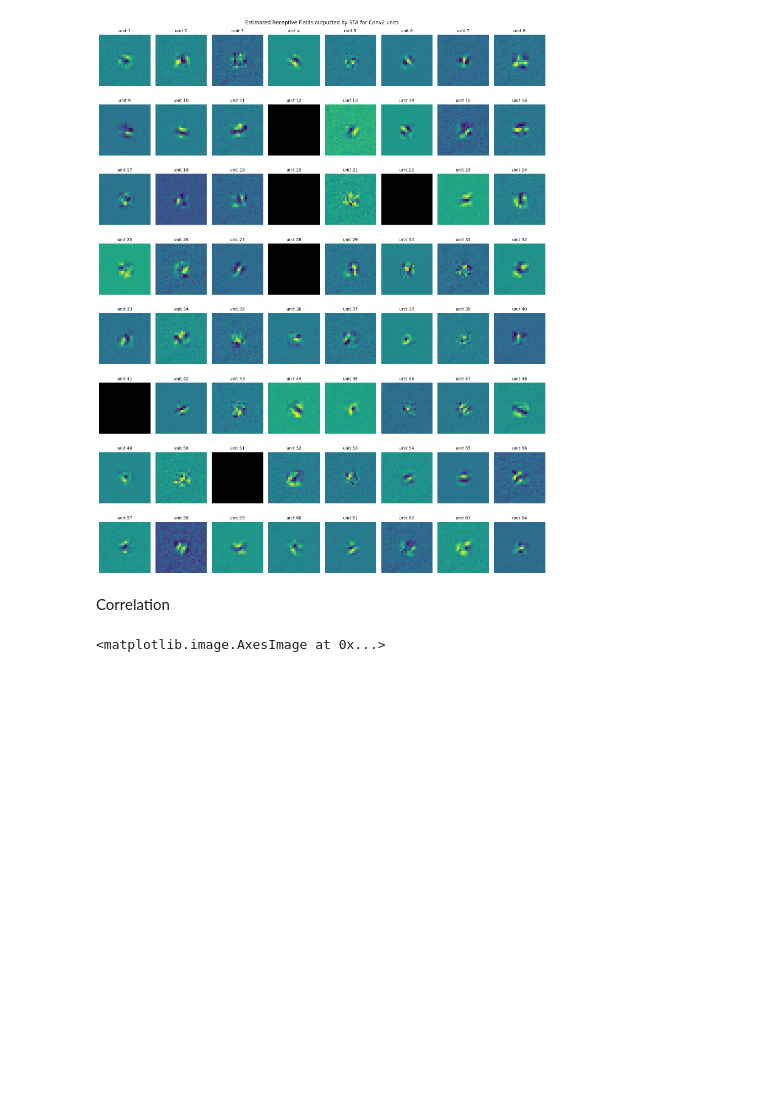
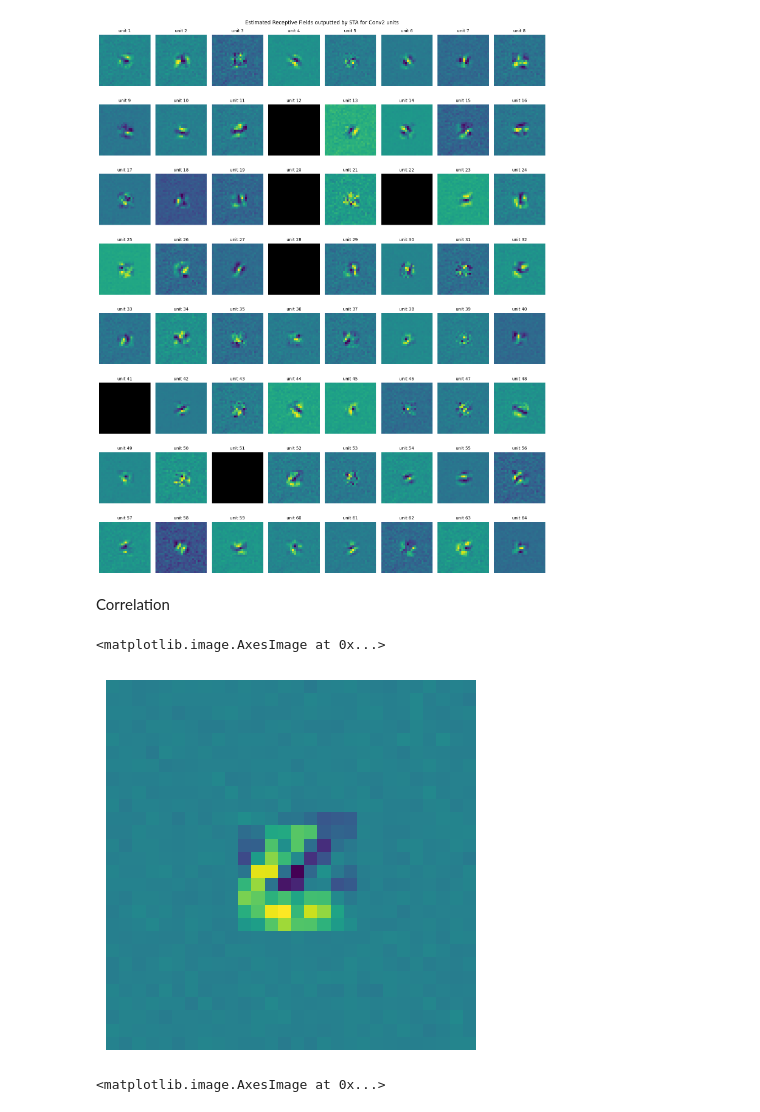
Before and after one commit to gurooria/ResponseWeightedAnalysis, a Jupyter notebook: MNIST_rf.ipynb, the cells around one changed output. Saved outputs shown, nothing was run; the diff lists cells and outputs as text; code cells hidden in the pictures; blank space fills up the shorter version.

Commit message:
Update MNIST_rf.ipynb
correlation section update

```diff
--- a/MNIST_rf.ipynb
+++ b/MNIST_rf.ipynb
@@ -87,7 +87,7 @@ plt.show()
 NBatches = 50
 BSize = 1000
 zeroMean = True
-layer = 'conv2'
+layer = 'conv1'
 # %%
 act_conv2, noise2 = ActRecorder_mnist(layer, net, NBatches=NBatches, BSize=BSize, zeroMean=zeroMean)
 print(noise2.min(), noise2.max(), noise2.mean())
@@ -560,6 +560,24 @@ with tqdm(total=act_conv2.shape[0]*noise2.shape[1]*noise2.shape[2]) as pbar:
 
 # get the average correlation value
 correlation = correlation / act_conv2.shape[0]
+# %%
+# displays the receptive field using correlation instead of STA
+corr = np.zeros((noise2.shape[1], noise2.shape[2])) # mask to store the correlation values
+
+# go through each pixel value of noise1
+with tqdm(total=noise2.shape[1]*noise2.shape[2]) as pbar:
+    for j in range(noise2.shape[1]):
+        for k in range(noise2.shape[2]):
+            corr[j, k] = np.corrcoef(act_conv2[51].flatten(), noise2[:, j, k].flatten())[0, 1]
+            pbar.update(1)
+
+# normalise the correlation values
+to_show = (corr - corr.min()) / (corr.max() - corr.min()) # normalise to [0, 1]
+plt.axis('off')
+plt.imshow(to_show)
+# %% [output]
+<matplotlib.image.AxesImage at 0x...>
+[figure, added]
 # %%
 # shows the correlation values as a plot
 to_show = (correlation - correlation.min()) / (correlation.max() - correlation.min()) # normalise to [0, 1]
```
